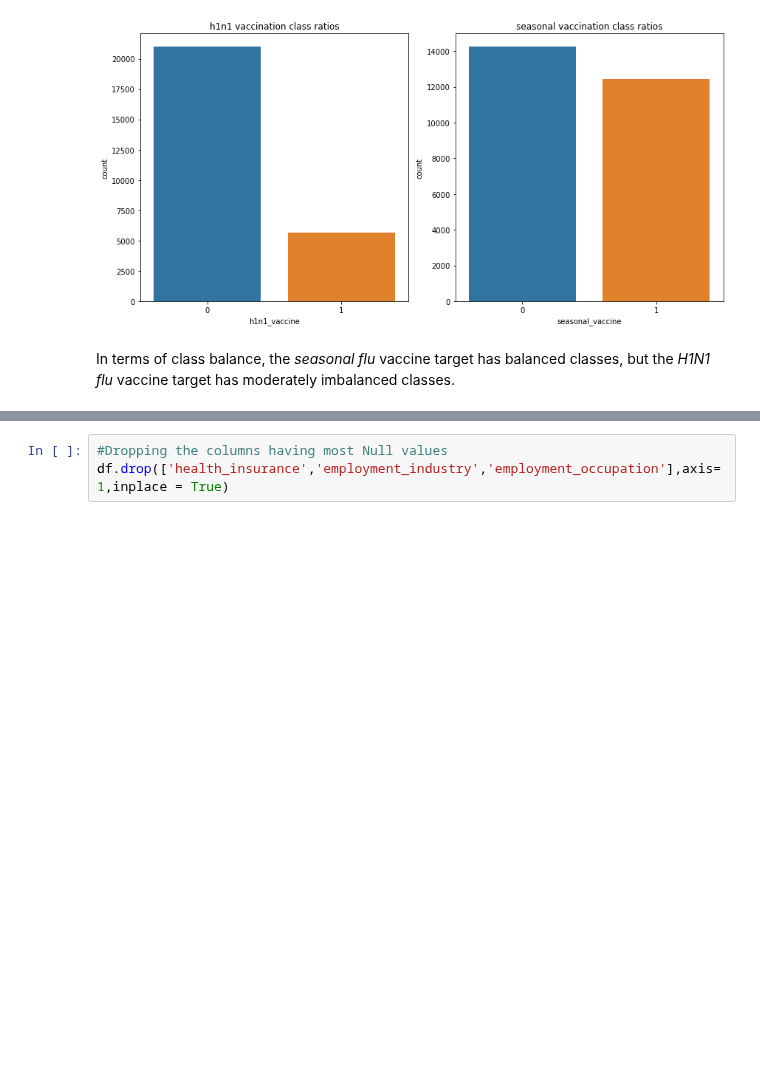
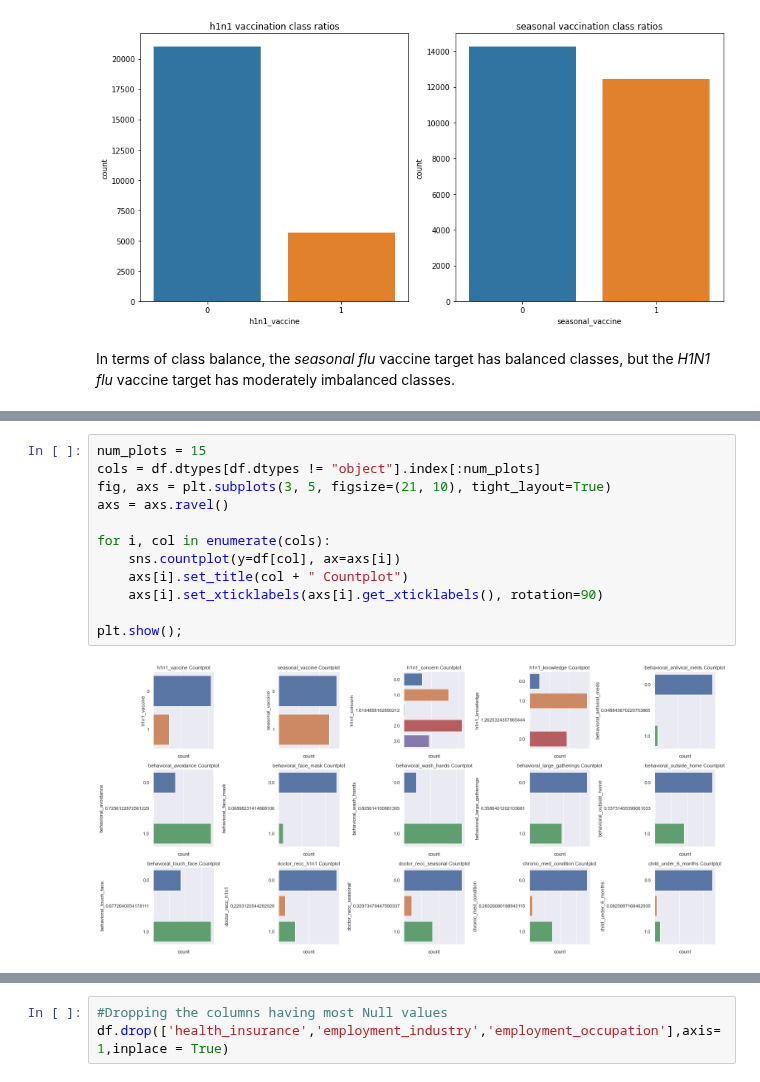
Before and after one commit to Antony-Kimanthi/Flu-Shot-Learning-Predict-H1N1-and-Seasonal-Flu-Vaccines, a Jupyter notebook: Notebook.ipynb, the cells around one changed output, grey strips where cells are left out. Cells and saved outputs as stored; diff of their text form; blank space fills up the shorter version.

```diff
--- a/Notebook.ipynb
+++ b/Notebook.ipynb
@@ -246,0 +267,14 @@ In terms of class balance, the *seasonal flu* vaccine target has balanced classe
+# %%
+num_plots = 15
+cols = df.dtypes[df.dtypes != "object"].index[:num_plots]
+fig, axs = plt.subplots(3, 5, figsize=(21, 10), tight_layout=True)
+axs = axs.ravel()
+
+for i, col in enumerate(cols):
+    sns.countplot(y=df[col], ax=axs[i])
+    axs[i].set_title(col + " Countplot")
+    axs[i].set_xticklabels(axs[i].get_xticklabels(), rotation=90)
+
+plt.show();
+# %% [output]
+[figure, added]
```
Also changed, not shown: parts of 74 cells of this notebook.
